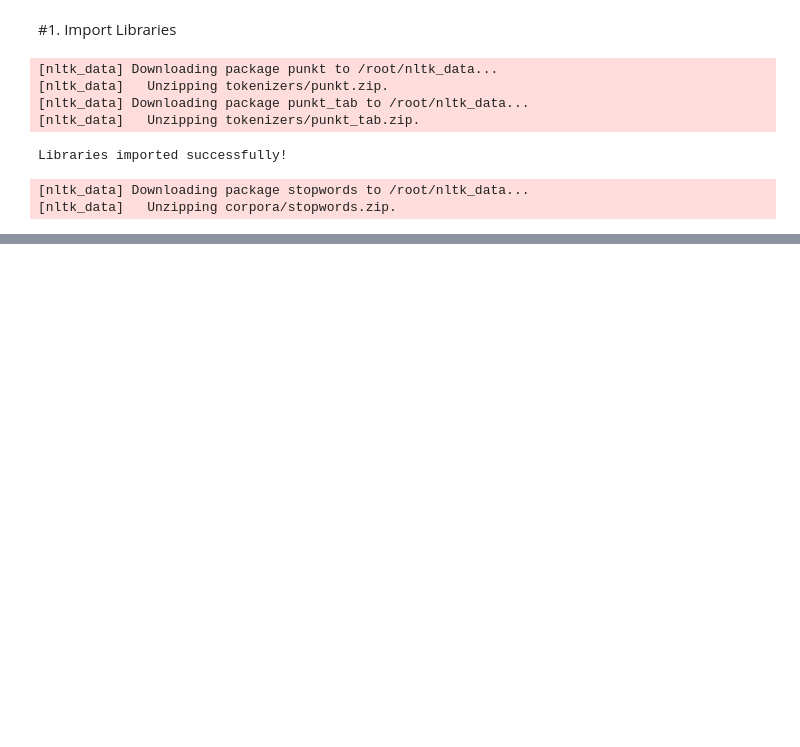
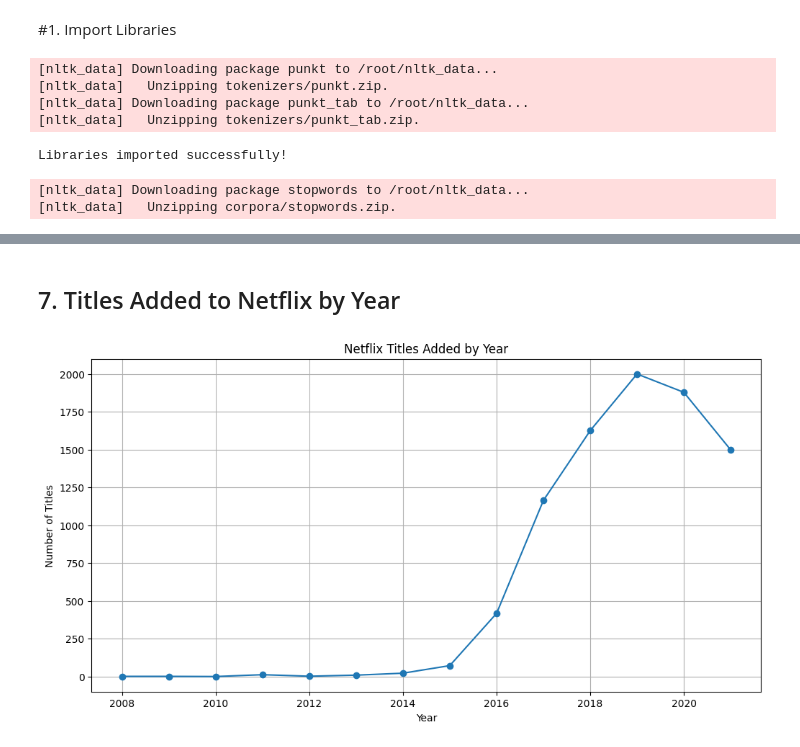
Before and after one commit to kumudvi/Netflix-and-movies, a Jupyter notebook: Netflix.ipynb, the cells around one changed output, grey strips where cells are left out. Cells and saved outputs as stored; diff of their text form; code cells hidden in the pictures; blank space fills up the shorter version.

```diff
--- a/Netflix.ipynb
+++ b/Netflix.ipynb
@@ -37,0 +206,15 @@ Libraries imported successfully!
+# %% [markdown]
+## 7. Titles Added to Netflix by Year
+# %%
+year_counts = df['year_added'].value_counts().sort_index()
+
+plt.figure(figsize=(12,6))
+plt.plot(year_counts.index, year_counts.values, marker='o')
+
+plt.title('Netflix Titles Added by Year')
+plt.xlabel('Year')
+plt.ylabel('Number of Titles')
+plt.grid(True)
+plt.show()
+# %% [output]
+[figure, added]
```
Also changed, not shown: parts of 67 cells of this notebook.
